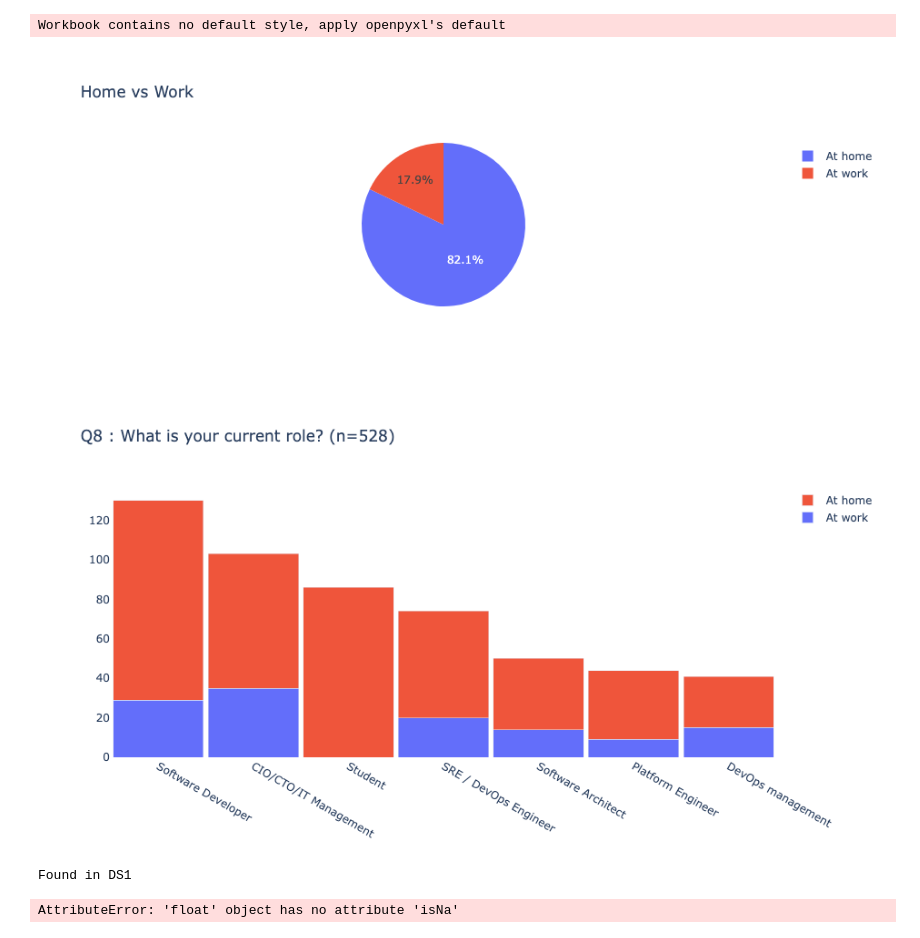
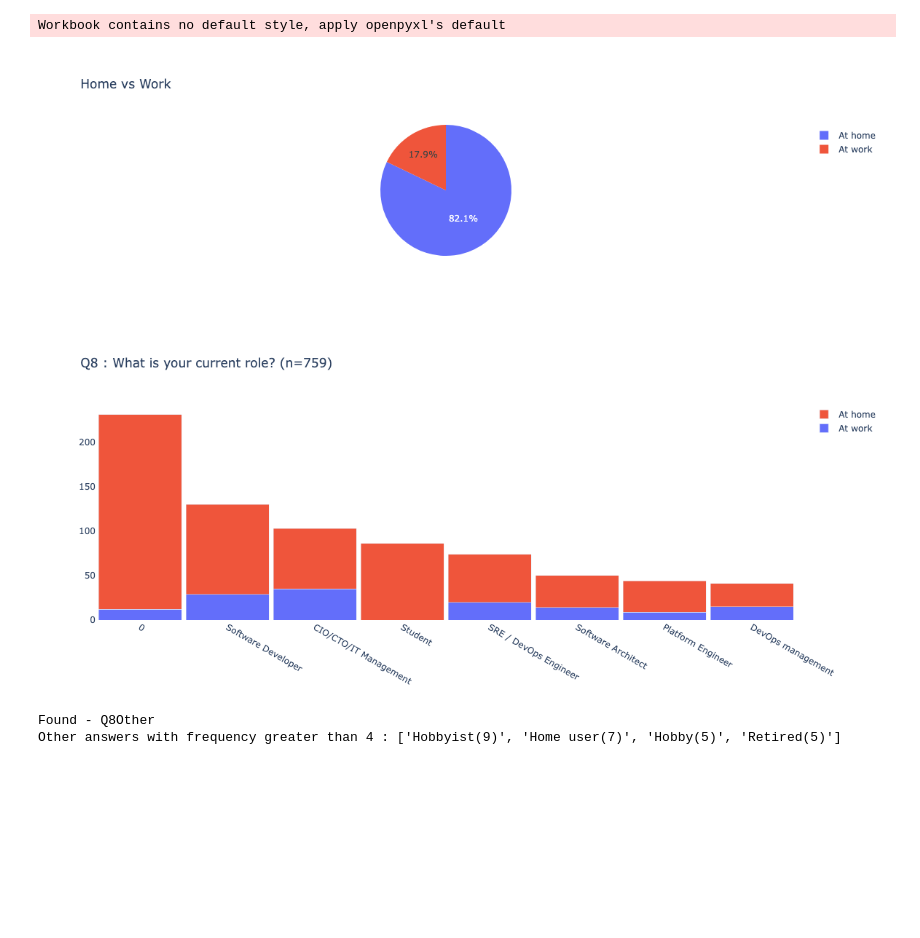
Before and after one commit to richsharples/tech-survey, a Jupyter notebook: survey2024.ipynb, the cells around one changed output. Drawn from its saved outputs; the diff is of its cells as text; code cells hidden in the pictures; blank space fills up the shorter version.

Commit message:
handling "Others"

```diff
--- a/survey2024.ipynb
+++ b/survey2024.ipynb
@@ -59,19 +84,20 @@ def double_bar_chart(qnum, qtext, ds1_name, data_series_1, ds2_name, data_series
 # %%
 FILENAME = "raw-data-102624.xlsx"
 
-raw_df = pd.read_excel(FILENAME, engine="openpyxl")
-
-#drop columns we don't care about
-raw_df.drop (columns=['#', "Response Type", "Start Date (UTC)", "Stage Date (UTC)", "Submit Date (UTC)", "Network ID", "Tags"], inplace=True)
-
-
 #read questions from separate file
-
 questions = { }
 with open('questions.csv') as f:
     reader = csv.reader(f, skipinitialspace=True)
     questions = dict(reader)
 
+
+raw_df = pd.read_excel(FILENAME, engine="openpyxl")
+
+# replace Excel null columns
+raw_df.fillna (value=0, inplace=True)
+
+#drop columns we don't care about
+raw_df.drop (columns=['#', "Response Type", "Start Date (UTC)", "Stage Date (UTC)", "Submit Date (UTC)", "Network ID", "Tags"], inplace=True)
 
 #rename columns
 
@@ -121,35 +147,34 @@ data = [trace]
 fig = go.Figure(data=data, layout=layout)
 py.iplot(fig, filename="home-work")
 # %% [output]
-[figure, old version]
+[figure, new version]
 # %%
 # split into two data sets depending on Home or Work usage
 
+CHOME = "At home"
+CWORK = "At work"
+
+home_df = raw_df.query("`Q1` == @CHOME").copy()
+work_df = raw_df.query("`Q1` == @CWORK").copy()
 
 
-home_df = raw_df.query("`Q1` == @home").copy()
-work_df = raw_df.query("`Q1` == @work").copy()
 
-# ignore category data less than this threshold
-THRESHOLD = 4
-CHOME = "At home"
-CWORK = "At work"
 
 #
 # Questions Q3 to Q11 are the same data format
 #
 
 #selected_qs = ['Q3', 'Q4', 'Q5', 'Q6', 'Q7', 'Q8', 'Q9', 'Q10', 'Q11']
 selected_qs = ['Q8']
 for key in selected_qs:
     if key in questions:
         value = questions[key]
         double_bar_chart(
                  key,
                  questions[key],
                  CWORK, work_df[key].value_counts()[lambda x: x > THRESHOLD],
                  CHOME, home_df[key].value_counts()[lambda x: x > THRESHOLD])
 # %% [output]
-[figure, old version]
+[figure, new version]
-Found in DS1
+Found - Q8Other
+Other answers with frequency greater than 4 : ['Hobbyist(9)', 'Home user(7)', 'Hobby(5)', 'Retired(5)']
-AttributeError: 'float' object has no attribute 'isNa'
```
Also changed, not shown: parts of 1 cell of this notebook.
